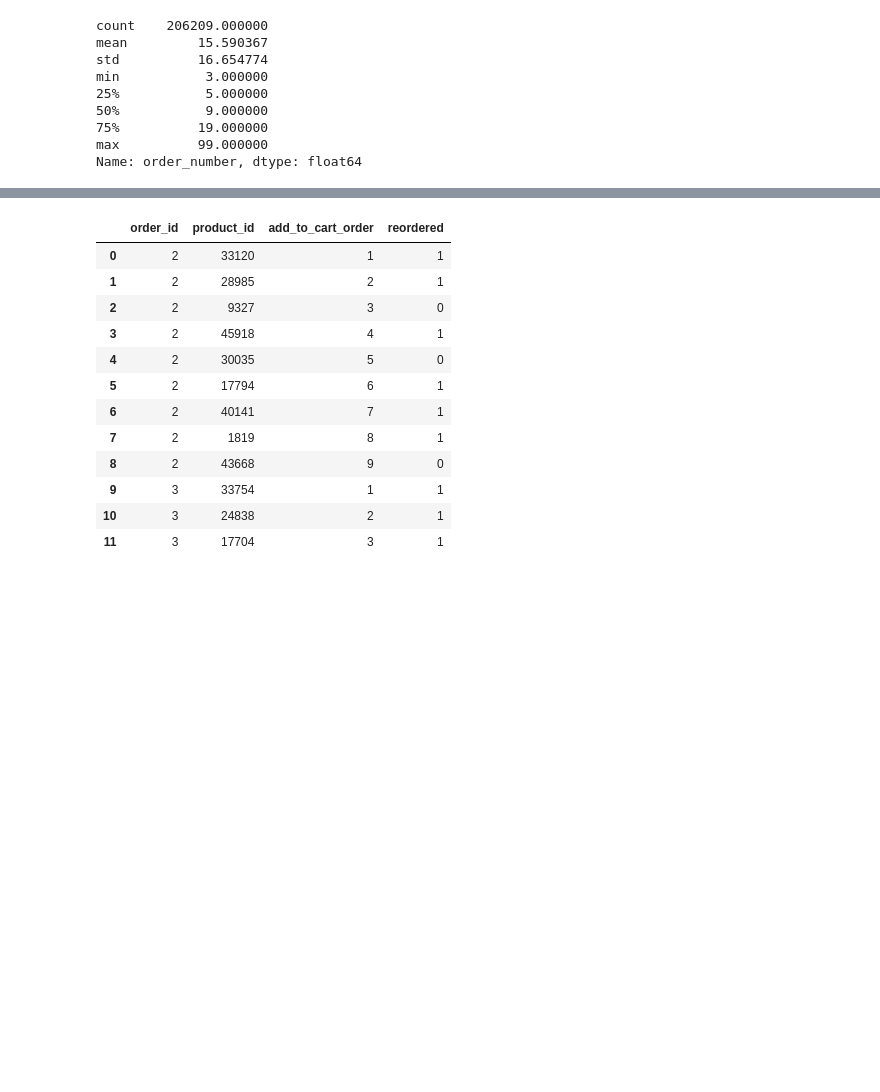
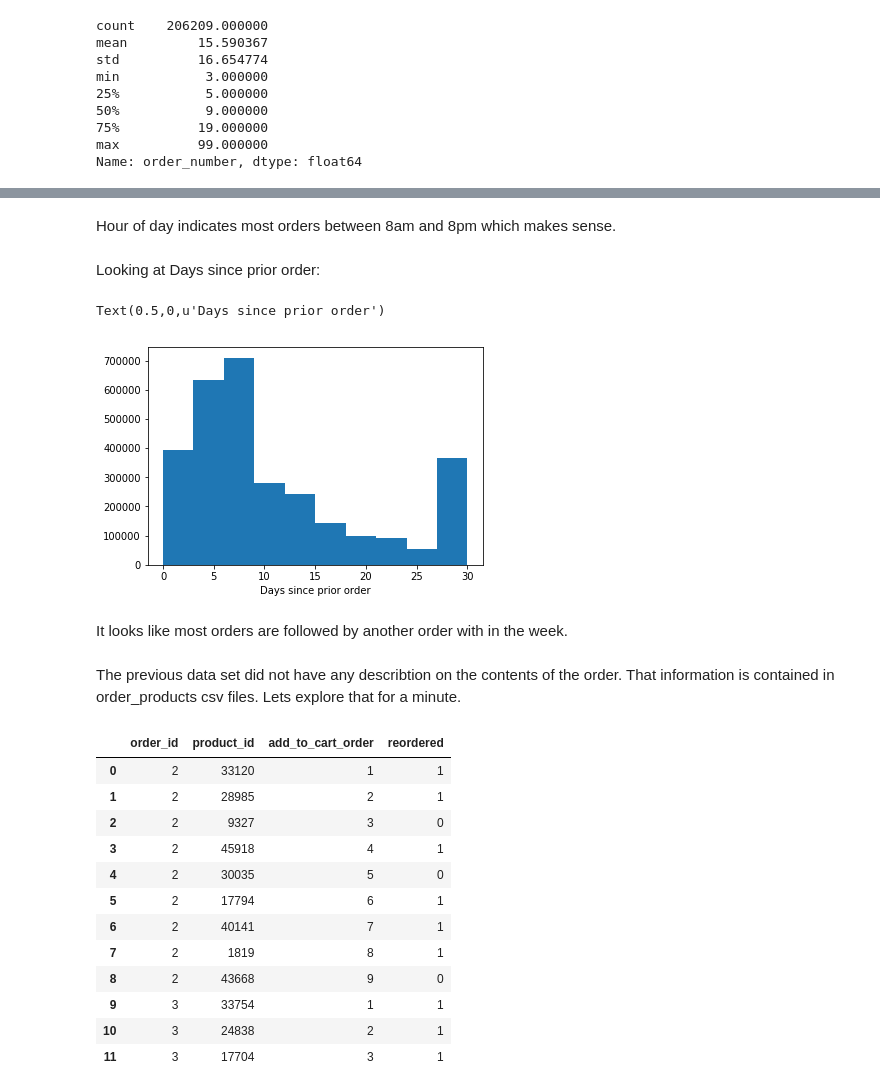
Before and after one commit to lbjennings/Springboard, a Jupyter notebook: Springboard/Capstone Project 1/Capstone_EDA.ipynb, the cells around one changed output, grey strips where cells are left out. Drawn from its saved outputs; the diff is of its cells as text; code cells hidden in the pictures; blank space fills up the shorter version.

```diff
--- a/Springboard/Capstone Project 1/Capstone_EDA.ipynb
+++ b/Springboard/Capstone Project 1/Capstone_EDA.ipynb
@@ -178 +214,15 @@ Name: order_number, dtype: float64
+# %% [markdown]
+Hour of day indicates most orders between 8am and 8pm which makes sense.
+# %% [markdown]
+Looking at Days since prior order:
+# %%
+plt.hist(df_prior_set.days_since_prior_order.dropna(),)
+plt.xlabel("Days since prior order")
+# %% [output]
+Text(0.5,0,u'Days since prior order')
+[figure, added]
+# %% [markdown]
+It looks like most orders are followed by another order with in the week.
+# %% [markdown]
+The previous data set did not have any describtion on the contents of the order. That information is contained in order_products csv files. Lets explore that for a minute.
 # %%
```
Also changed, not shown: parts of 29 cells of this notebook.
